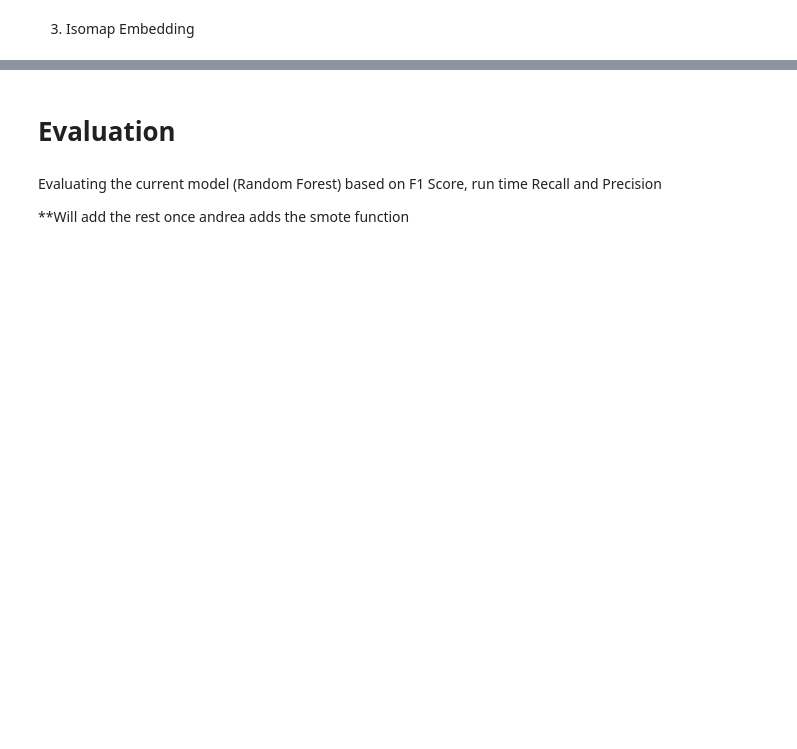
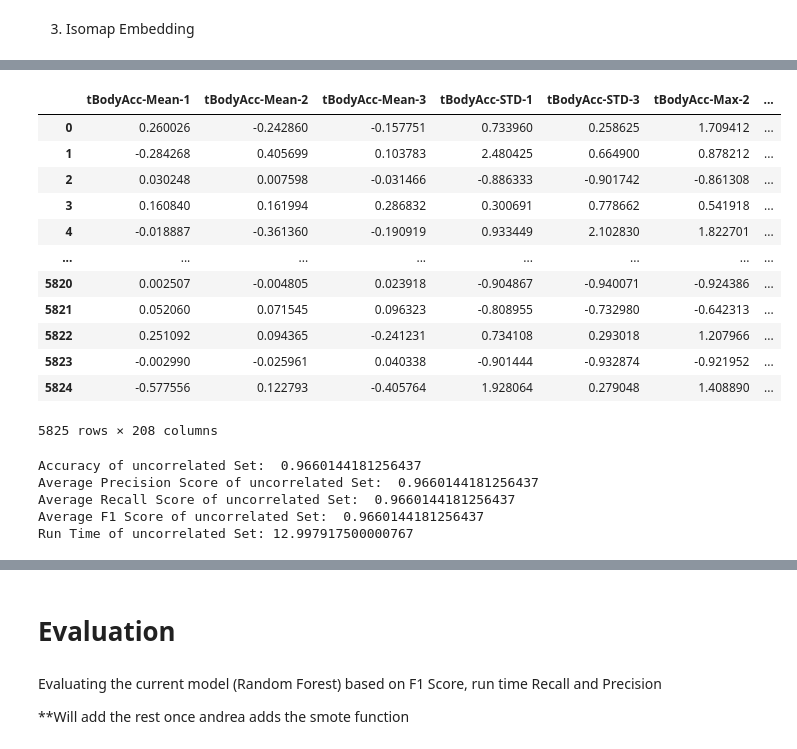
Before and after one commit to zunedz/CS3244-Project, a Jupyter notebook: Project.ipynb, the cells around one changed output, grey strips where cells are left out. Cells and saved outputs as stored; diff of their text form; code cells hidden in the pictures; blank space fills up the shorter version.

```diff
--- a/Project.ipynb
+++ b/Project.ipynb
@@ -482,0 +681,13 @@ with the accuracy of =  0.9088568486096807
+# %%
+# Define a function to filter out the features that are highly correlated to each other
+
+def get_high_corr(cormat, th):
+    high_corr_feature = set()
+    for i in range(len(cormat)):
+        for j in range(i):
+            if abs(cormat.iloc[i,j]) >= th and not (cormat.columns[j] in high_corr_feature):
+                cname = cormat.columns[i]
+                high_corr_feature.add(cname)
+    return high_corr_feature
+# %%
+high_corr_features = get_high_corr(corrmat, 0.85)
@@ -482,0 +698,21 @@ with the accuracy of =  0.9088568486096807
+# %%
+#Drop these highly correlated features
+
+filtered_train_features = pd.DataFrame(train_features, columns = features).drop(labels = high_corr_features, axis = 1)
+filtered_val_features = pd.DataFrame(validation_features, columns = features).drop(labels = high_corr_features, axis = 1)
+# %%
+filtered_train_features
+# %% [output]
+|  | tBodyAcc-Mean-1 | tBodyAcc-Mean-2 | tBodyAcc-Mean-3 | tBodyAcc-STD-1 | tBodyAcc-STD-3 | tBodyAcc-Max-2 | ... |
+| 0 | 0.260026 | -0.242860 | -0.157751 | 0.733960 | 0.258625 | 1.709412 | ... |
+| 1 | -0.284268 | 0.405699 | 0.103783 | 2.480425 | 0.664900 | 0.878212 | ... |
+| 2 | 0.030248 | 0.007598 | -0.031466 | -0.886333 | -0.901742 | -0.861308 | ... |
+| 3 | 0.160840 | 0.161994 | 0.286832 | 0.300691 | 0.778662 | 0.541918 | ... |
+| 4 | -0.018887 | -0.361360 | -0.190919 | 0.933449 | 2.102830 | 1.822701 | ... |
+| ... | ... | ... | ... | ... | ... | ... | ... |
+| 5820 | 0.002507 | -0.004805 | 0.023918 | -0.904867 | -0.940071 | -0.924386 | ... |
+| 5821 | 0.052060 | 0.071545 | 0.096323 | -0.808955 | -0.732980 | -0.642313 | ... |
+| 5822 | 0.251092 | 0.094365 | -0.241231 | 0.734108 | 0.293018 | 1.207966 | ... |
+| 5823 | -0.002990 | -0.025961 | 0.040338 | -0.901444 | -0.932874 | -0.921952 | ... |
+| 5824 | -0.577556 | 0.122793 | -0.405764 | 1.928064 | 0.279048 | 1.408890 | ... |
+5825 rows × 208 columns
@@ -482,0 +735,12 @@ with the accuracy of =  0.9088568486096807
+# %%
+print("Accuracy of uncorrelated Set: ", accuracy)
+print("Average Precision Score of uncorrelated Set: ", avgprec)
+print("Average Recall Score of uncorrelated Set: ", avgrecall)
+print("Average F1 Score of uncorrelated Set: ", avgf1)
+print("Run Time of uncorrelated Set:", elapsed)
+# %% [output]
+Accuracy of uncorrelated Set:  0.9660144181256437
+Average Precision Score of uncorrelated Set:  0.9660144181256437
+Average Recall Score of uncorrelated Set:  0.9660144181256437
+Average F1 Score of uncorrelated Set:  0.9660144181256437
+Run Time of uncorrelated Set: 12.997917500000767
```
Also changed, not shown: parts of 53 cells of this notebook.
